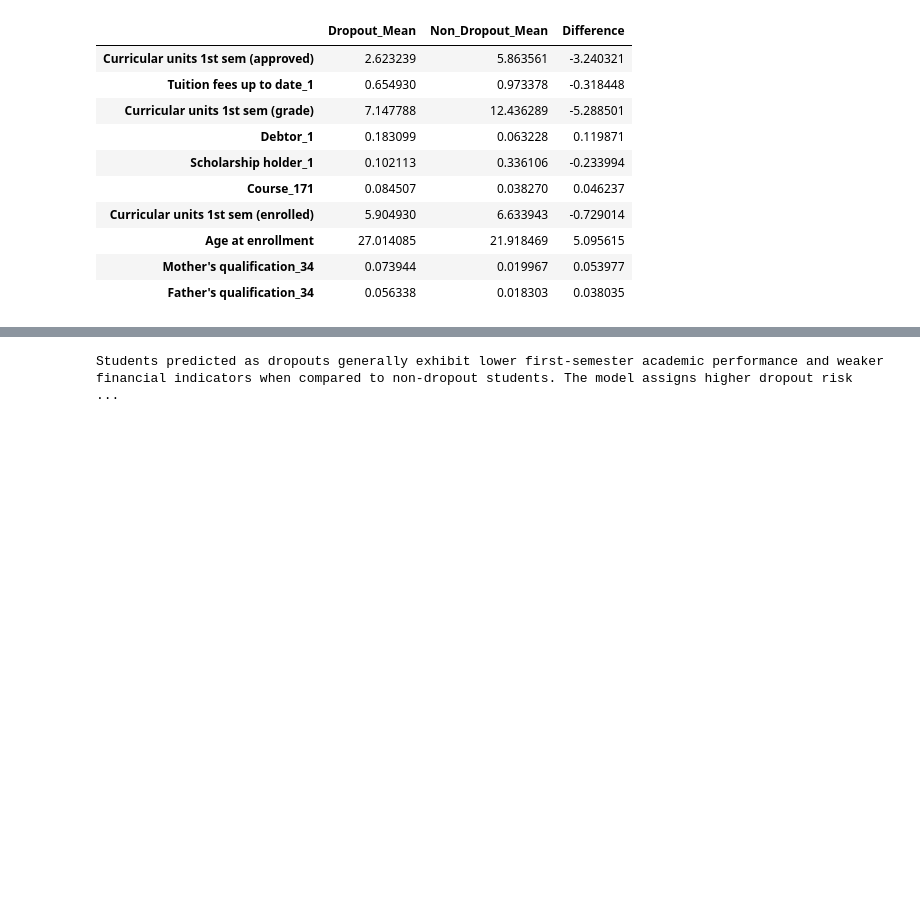
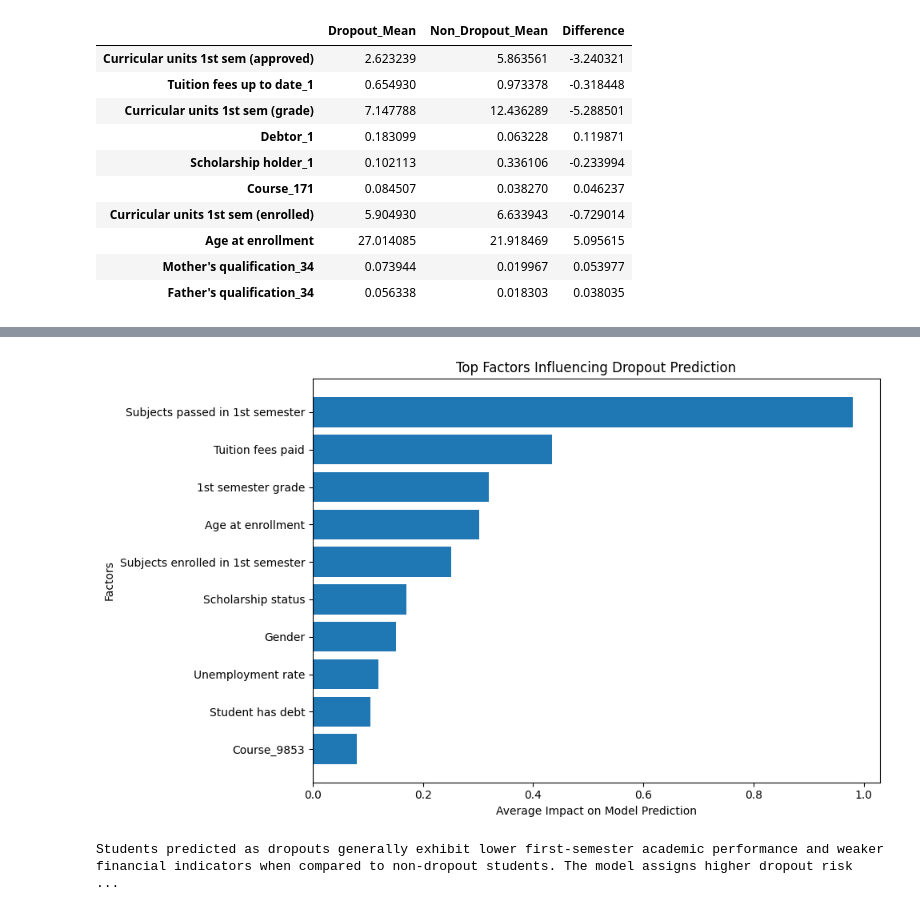
Before and after one commit to PawaniMekhala/AI-Driven-Student-Dropout-Prediction, a Jupyter notebook: 06_explainability_SHAP.ipynb, the cells around one changed output, grey strips where cells are left out. Cells and saved outputs as stored; diff of their text form; code cells hidden in the pictures; blank space fills up the shorter version.

```diff
--- a/06_explainability_SHAP.ipynb
+++ b/06_explainability_SHAP.ipynb
@@ -206,3 +270,52 @@ comparison
+# %%
+import pandas as pd
+import numpy as np
+import matplotlib.pyplot as plt
+
+# Calculate mean absolute SHAP value for each feature
+shap_importance = pd.DataFrame({
+    "Feature": X_test.columns,
+    "Mean_SHAP_Value": np.abs(shap_values).mean(axis=0)
+})
+
+# Sort top 10
+shap_importance = shap_importance.sort_values(
+    by="Mean_SHAP_Value",
+    ascending=False
+).head(10)
+
+# Rename technical feature names into simple names
+feature_name_map = {
+    "Curricular units 1st sem (approved)": "Subjects passed in 1st semester",
+    "Tuition fees up to date_1": "Tuition fees paid",
+    "Curricular units 1st sem (grade)": "1st semester grade",
+    "Debtor_1": "Student has debt",
+    "Scholarship holder_1": "Scholarship status",
+    "Curricular units 1st sem (enrolled)": "Subjects enrolled in 1st semester",
+    "Age at enrollment": "Age at enrollment",
+    "Gender_1": "Gender",
+    "Previous qualification (grade)": "Previous qualification grade",
+    "Admission grade": "Admission grade"
+}
+
+shap_importance["Simple_Feature"] = shap_importance["Feature"].replace(feature_name_map)
+
+# Plot easy-to-understand SHAP importance chart
+plt.figure(figsize=(10, 6))
+
+plt.barh(
+    shap_importance["Simple_Feature"],
+    shap_importance["Mean_SHAP_Value"]
+)
+
+plt.gca().invert_yaxis()
+plt.title("Top Factors Influencing Dropout Prediction")
+plt.xlabel("Average Impact on Model Prediction")
+plt.ylabel("Factors")
+plt.tight_layout()
+plt.show()
+# %% [output]
+[figure, added]
 # %%
 # TEXT PARAGRAPH (INDIVIDUAL-LEVEL EXPLANATION)
 print(
```
Also changed, not shown: parts of 6 cells of this notebook.
